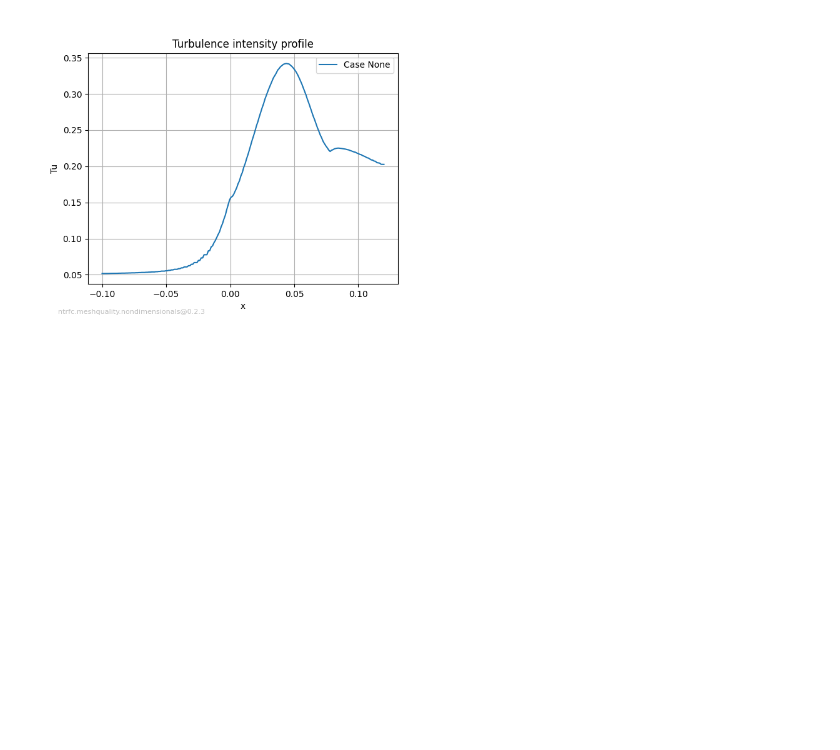
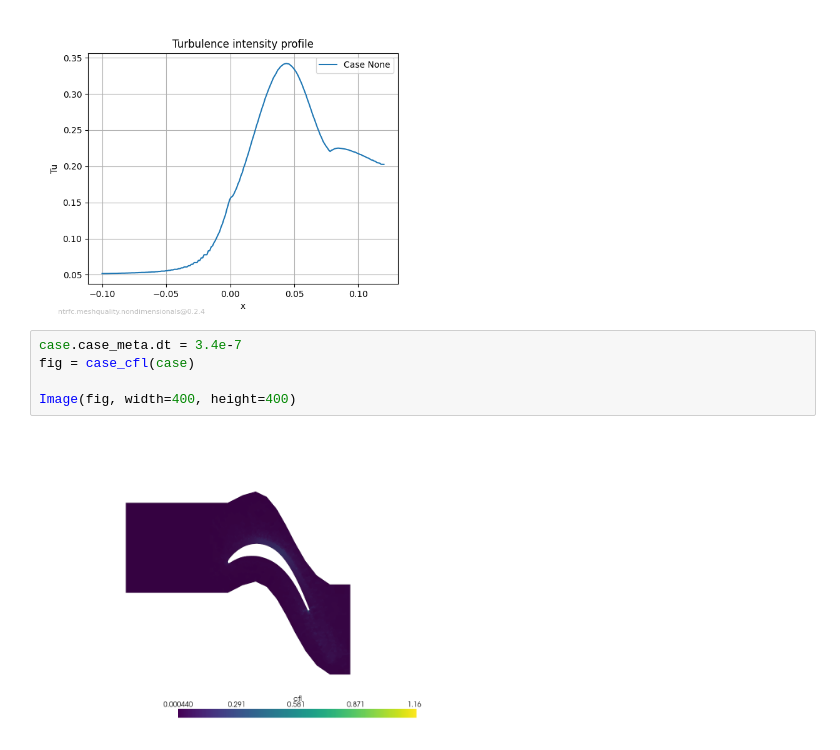
Before and after one commit to MaNyh/NTRfC, a Jupyter notebook: examples/postprocess_cascade_case.ipynb, the cells around one changed output. Cells and saved outputs as stored; diff of their text form; blank space fills up the shorter version.

```diff
--- a/examples/postprocess_cascade_case.ipynb
+++ b/examples/postprocess_cascade_case.ipynb
@@ -103,3 +104,10 @@ fig = cascade_case_tux(case)
 Image(fig, width=400, height=400)
 # %% [output]
 [figure]
+# %%
+case.case_meta.dt = 3.4e-7
+fig = case_cfl(case)
+
+Image(fig, width=400, height=400)
+# %% [output]
+[figure, added]
```
Also changed, not shown: parts of 7 cells of this notebook, 4 other files.
